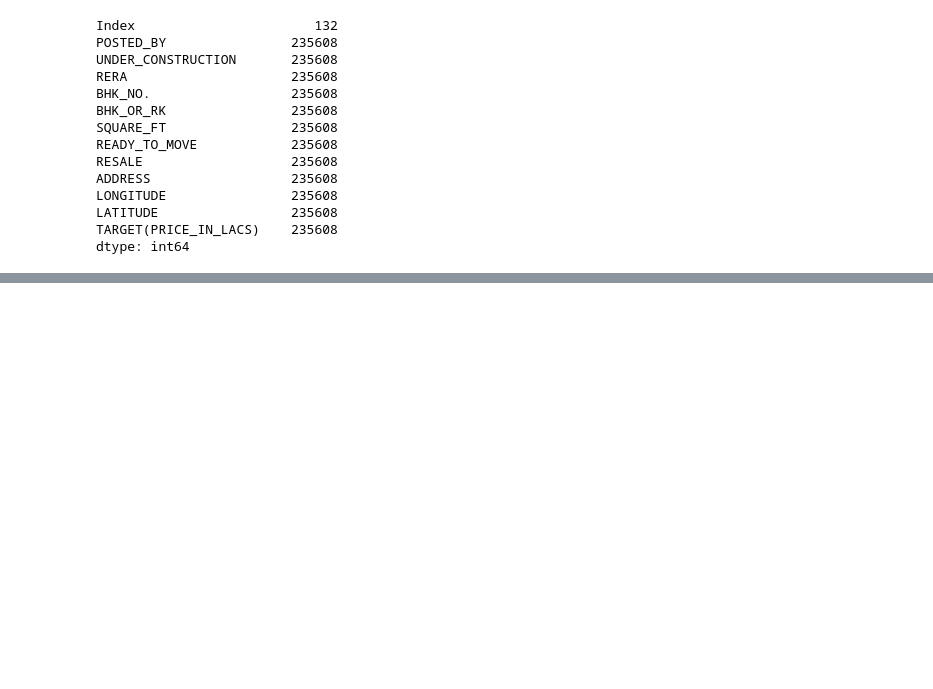
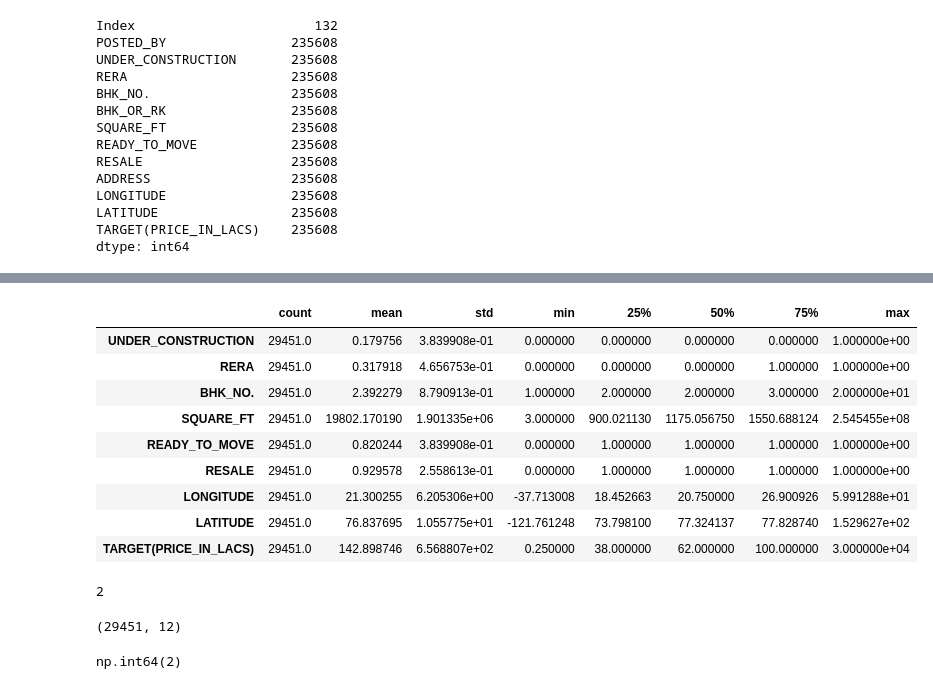
Before and after one commit to surajkr502/python_lib, a Jupyter notebook: python_lib/numpy and pandas/dataframe.ipynb, the cells around one changed output, grey strips where cells are left out. Saved outputs shown, nothing was run; the diff lists cells and outputs as text; code cells hidden in the pictures; blank space fills up the shorter version.

```diff
--- a/python_lib/numpy and pandas/dataframe.ipynb
+++ b/python_lib/numpy and pandas/dataframe.ipynb
@@ -110,4 +115,5 @@ print(df['RERA'].dtype)
 int64
 # %%
 df['RERA'].astype('int32')
-df['RERA']=df['RERA'].astype('int')
+df['RERA']=df['RERA'].astype('int32')
+print(df['RERA'].dtype)
@@ -137,0 +171,21 @@ Total memory used: 7309319 bytes
+# %%
+df.describe().T
+# %% [output]
+|  | count | mean | std | min | 25% | 50% | 75% | max |
+| UNDER_CONSTRUCTION | 29451.0 | 0.179756 | 3.839908e-01 | 0.000000 | 0.000000 | 0.000000 | 0.000000 | 1.000000e+00 |
+| RERA | 29451.0 | 0.317918 | 4.656753e-01 | 0.000000 | 0.000000 | 0.000000 | 1.000000 | 1.000000e+00 |
+| BHK_NO. | 29451.0 | 2.392279 | 8.790913e-01 | 1.000000 | 2.000000 | 2.000000 | 3.000000 | 2.000000e+01 |
+| SQUARE_FT | 29451.0 | 19802.170190 | 1.901335e+06 | 3.000000 | 900.021130 | 1175.056750 | 1550.688124 | 2.545455e+08 |
+| READY_TO_MOVE | 29451.0 | 0.820244 | 3.839908e-01 | 0.000000 | 1.000000 | 1.000000 | 1.000000 | 1.000000e+00 |
+| RESALE | 29451.0 | 0.929578 | 2.558613e-01 | 0.000000 | 1.000000 | 1.000000 | 1.000000 | 1.000000e+00 |
+| LONGITUDE | 29451.0 | 21.300255 | 6.205306e+00 | -37.713008 | 18.452663 | 20.750000 | 26.900926 | 5.991288e+01 |
+| LATITUDE | 29451.0 | 76.837695 | 1.055775e+01 | -121.761248 | 73.798100 | 77.324137 | 77.828740 | 1.529627e+02 |
+| TARGET(PRICE_IN_LACS) | 29451.0 | 142.898746 | 6.568807e+02 | 0.250000 | 38.000000 | 62.000000 | 100.000000 | 3.000000e+04 |
+# %%
+df.ndim
+# %% [output]
+2
+# %%
+df.shape
+# %% [output]
+(29451, 12)
@@ -137,0 +196,4 @@ Total memory used: 7309319 bytes
+# %%
+dt.duplicated().sum()
+# %% [output]
+np.int64(2)
```
Also changed, not shown: parts of 15 cells of this notebook.
